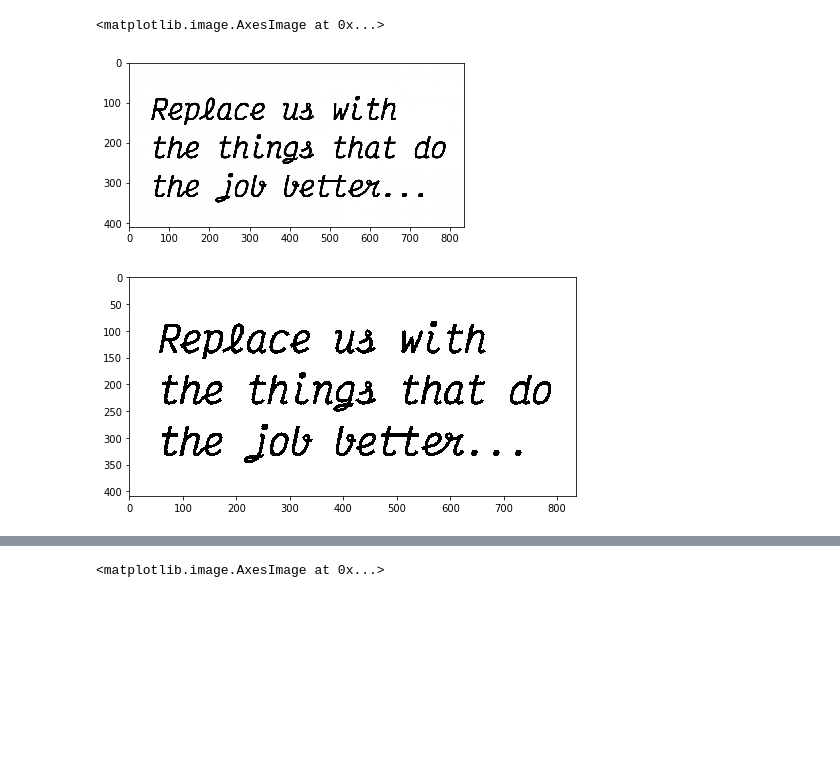
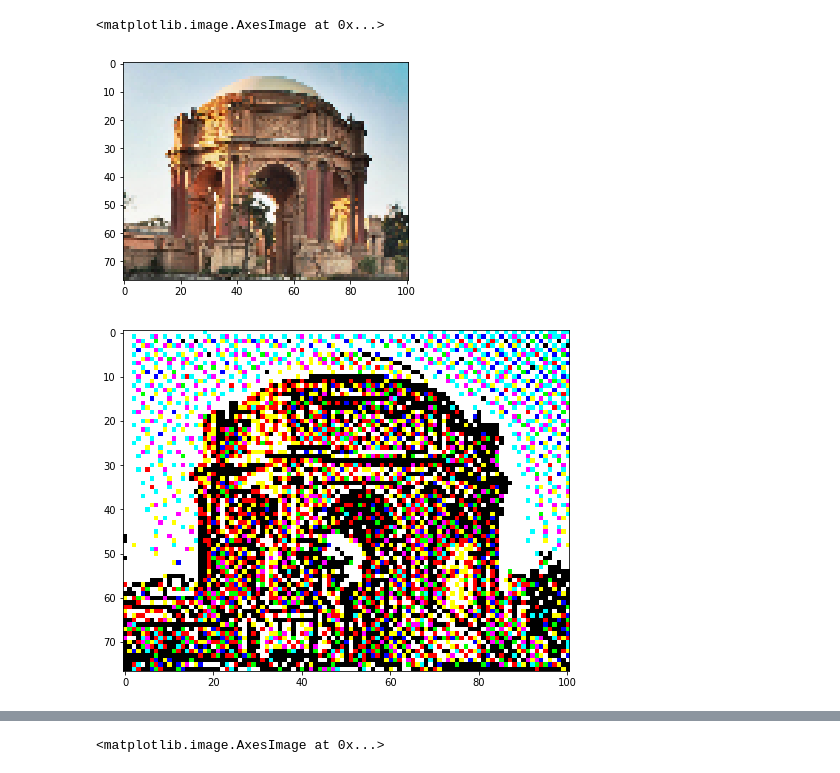
Before and after one commit to jparkhill/python_polargraph, a Jupyter notebook: Generative image art.ipynb, the cells around one changed output, grey strips where cells are left out. Cells and saved outputs as stored; diff of their text form; code cells hidden in the pictures; blank space fills up the shorter version.

```diff
--- a/Generative image art.ipynb
+++ b/Generative image art.ipynb
@@ -47,7 +48,7 @@ files
  'img_1298.jpg',
  'tumblr_mm7nxgTLy61s8dmv9o5_1280.png']
 # %%
-img = im_arrays[7]
+img = im_arrays[-6]
 plt.imshow(img)
 # %% [output]
 <matplotlib.image.AxesImage at 0x...>
@@ -122,24 +75,24 @@ def rgb_to_cmyk(X, RGB_SCALE = 255):
 # %%
 x = np.linspace(0,img.shape[0],img.shape[0])
 y = np.linspace(0,img.shape[1],img.shape[1])
 #
 # 2x oversample the image since we'll dither it.
 #
-oversamp = 0.5
+oversamp = 0.1
 xnew = np.linspace(0, img.shape[0], img.shape[0]*oversamp)
 ynew = np.linspace(0, img.shape[1], img.shape[1]*oversamp)
 rc = interpolate.interp2d(x, y, img[:,:,0].flatten(), kind='linear')
 gc = interpolate.interp2d(x, y, img[:,:,1].flatten(), kind='linear')
 bc = interpolate.interp2d(x, y, img[:,:,2].flatten(), kind='linear')
 rgb_new = np.stack([rc(xnew.flatten(), ynew.flatten()),
                     gc(xnew.flatten(), ynew.flatten()),
                     bc(xnew.flatten(), ynew.flatten())],-1).transpose(1,0,2).astype(np.uint8)
 plt.imshow(rgb_new)
 # cymk_new = rgb_to_cymk(rgb_new)
 dith_r = floyd_steinberg(rgb_new)
 plt.figure(figsize=(8,10))
 plt.imshow((255*dith_r).astype(np.uint8))
 # %% [output]
 <matplotlib.image.AxesImage at 0x...>
-[figure, old version]
+[figure, new version]
-[figure, old version]
+[figure, new version]
```
Also changed, not shown: parts of 26 cells of this notebook, 5 other files.
